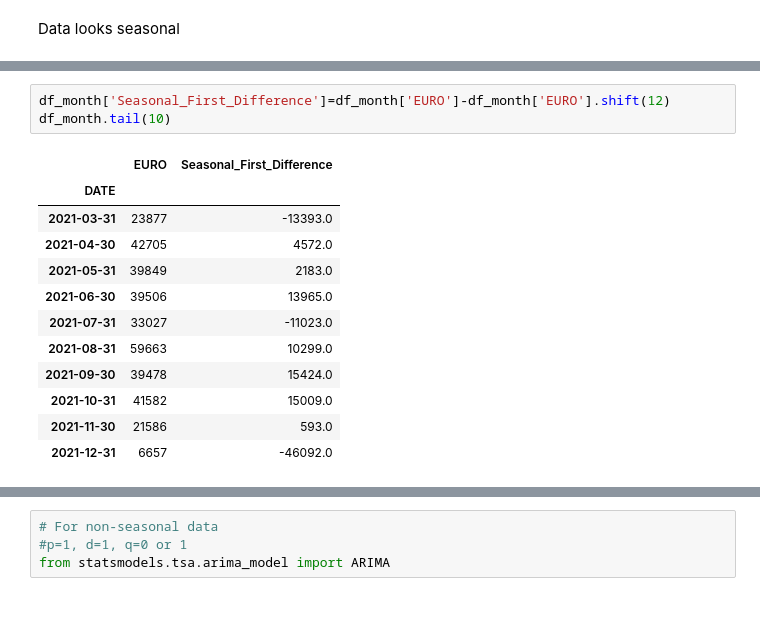
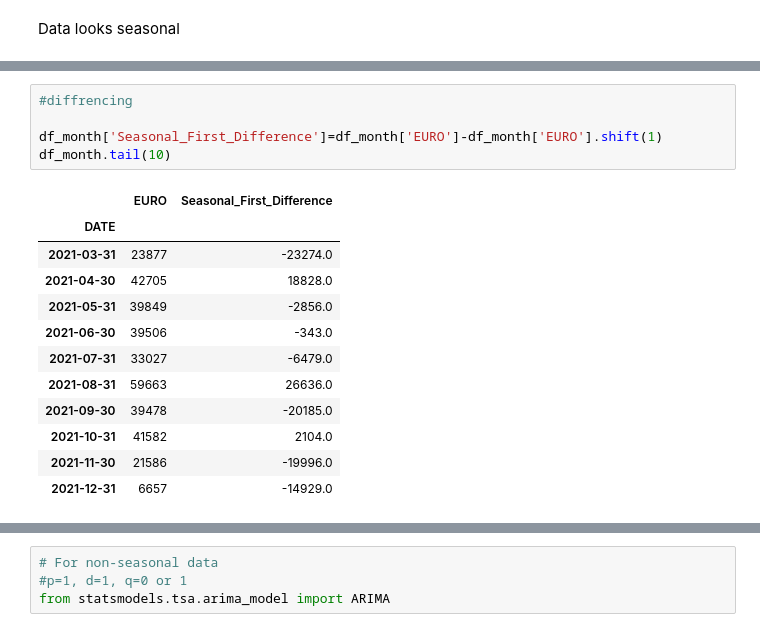
Before and after one commit to AbdulWajid99/Time_Series_Project, a Jupyter notebook: General1.ipynb, the cells around one changed output, grey strips where cells are left out. Drawn from its saved outputs; the diff is of its cells as text.

```diff
--- a/General1.ipynb
+++ b/General1.ipynb
@@ -122,19 +303,21 @@ strong evidence against the null hypothesis(Ho), reject the null hypothesis. Dat
 # %%
-df_month['Seasonal_First_Difference']=df_month['EURO']-df_month['EURO'].shift(12)
+#diffrencing
+
+df_month['Seasonal_First_Difference']=df_month['EURO']-df_month['EURO'].shift(1)
 df_month.tail(10)
 # %% [output]
 |  | EURO | Seasonal_First_Difference |
 | DATE |  |  |
-| 2021-03-31 | 23877 | -13393.0 |
-| 2021-04-30 | 42705 | 4572.0 |
-| 2021-05-31 | 39849 | 2183.0 |
-| 2021-06-30 | 39506 | 13965.0 |
-| 2021-07-31 | 33027 | -11023.0 |
-| 2021-08-31 | 59663 | 10299.0 |
-| 2021-09-30 | 39478 | 15424.0 |
-| 2021-10-31 | 41582 | 15009.0 |
-| 2021-11-30 | 21586 | 593.0 |
-| 2021-12-31 | 6657 | -46092.0 |
+| 2021-03-31 | 23877 | -23274.0 |
+| 2021-04-30 | 42705 | 18828.0 |
+| 2021-05-31 | 39849 | -2856.0 |
+| 2021-06-30 | 39506 | -343.0 |
+| 2021-07-31 | 33027 | -6479.0 |
+| 2021-08-31 | 59663 | 26636.0 |
+| 2021-09-30 | 39478 | -20185.0 |
+| 2021-10-31 | 41582 | 2104.0 |
+| 2021-11-30 | 21586 | -19996.0 |
+| 2021-12-31 | 6657 | -14929.0 |
 # %%
 adfuller_test(df_month['Seasonal_First_Difference'].dropna())
 # %% [output]
```
Also changed, not shown: parts of 55 cells of this notebook.
